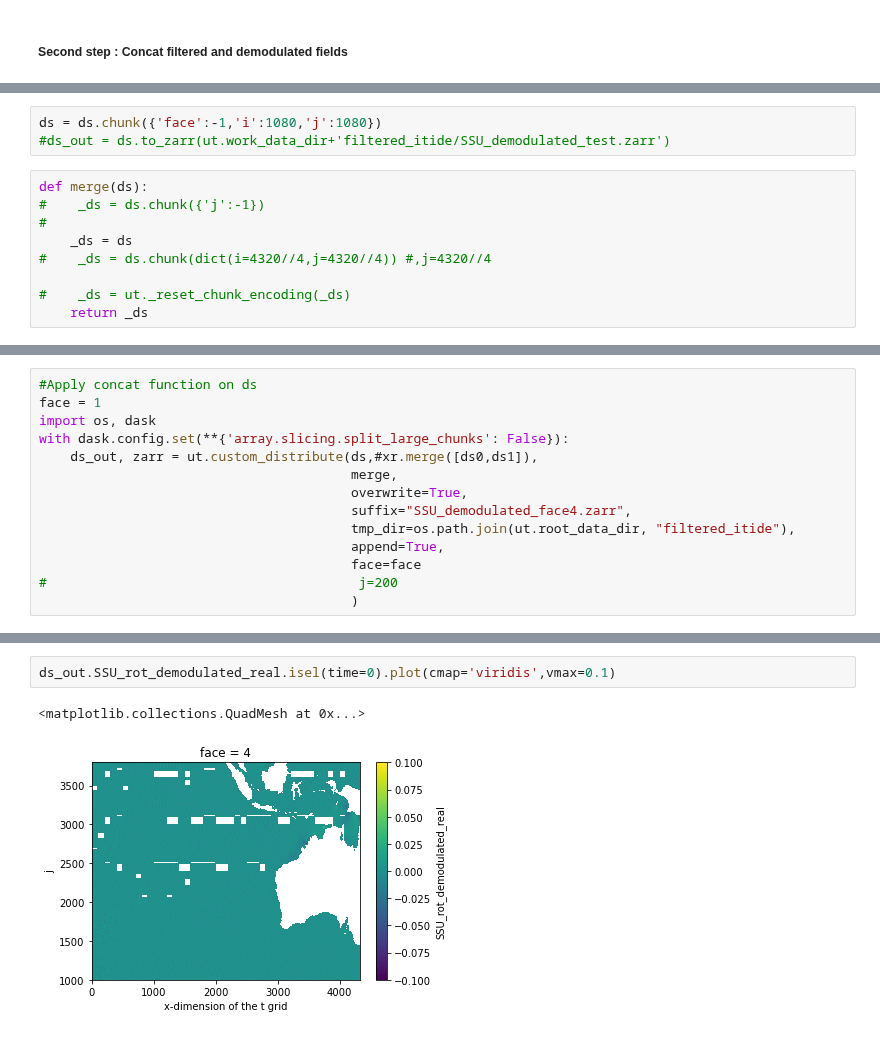
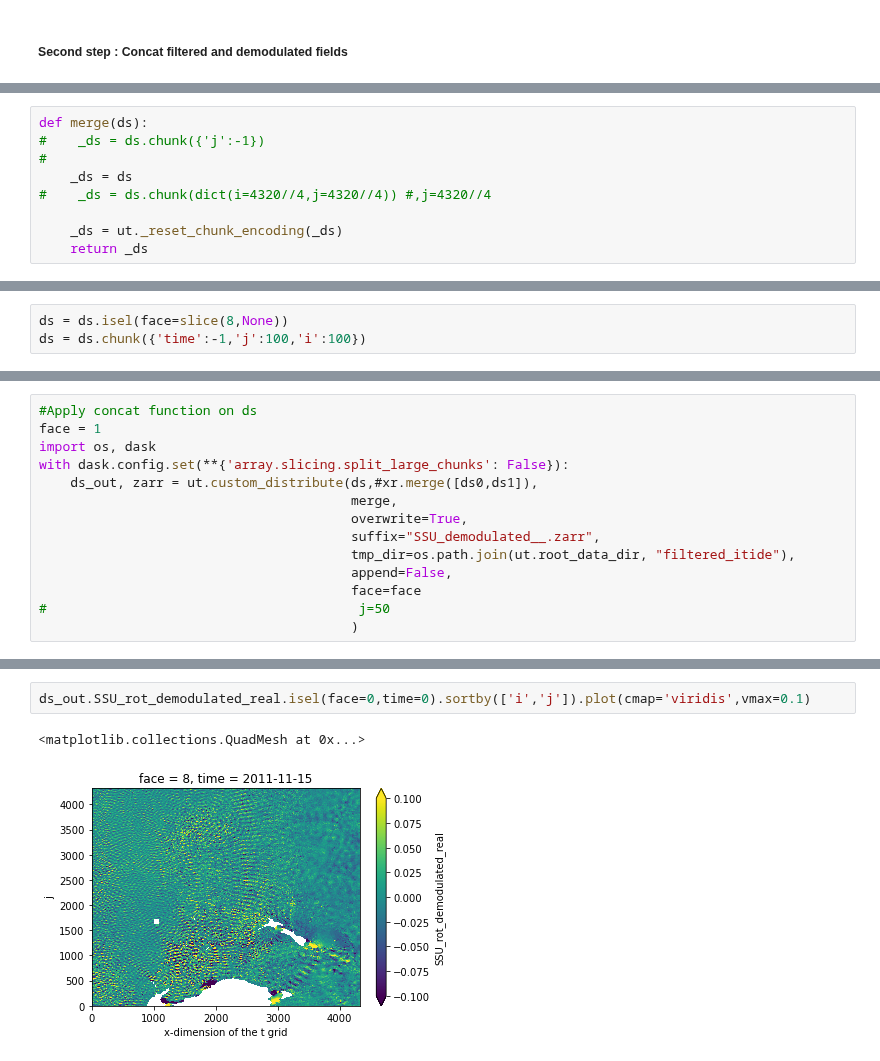
Before and after one commit to zcasparco/equinox_phd, a Jupyter notebook: llc4320/signal_filtering_store.ipynb, the cells around one changed output, grey strips where cells are left out. Saved outputs shown, nothing was run; the diff lists cells and outputs as text.

```diff
--- a/llc4320/signal_filtering_store.ipynb
+++ b/llc4320/signal_filtering_store.ipynb
@@ -414,6 +413,3 @@ ds = ds.persist()
-# %%
-ds = ds.chunk({'face':-1,'i':1080,'j':1080})
-#ds_out = ds.to_zarr(ut.work_data_dir+'filtered_itide/SSU_demodulated_test.zarr')
 # %%
 def merge(ds):
 #    _ds = ds.chunk({'j':-1})
@@ -421,7 +417,7 @@ def merge(ds):
     _ds = ds
 #    _ds = ds.chunk(dict(i=4320//4,j=4320//4)) #,j=4320//4
 
-#    _ds = ut._reset_chunk_encoding(_ds)
+    _ds = ut._reset_chunk_encoding(_ds)
     return _ds
 # %%
 def rechunked(ds):
@@ -430,0 +431,3 @@ def rechunked(ds):
+# %%
+ds = ds.isel(face=slice(8,None))
+ds = ds.chunk({'time':-1,'j':100,'i':100})
@@ -436,9 +476,9 @@ with dask.config.set(**{'array.slicing.split_large_chunks': False}):
     ds_out, zarr = ut.custom_distribute(ds,#xr.merge([ds0,ds1]),
                                         merge,
                                         overwrite=True,
-                                        suffix="SSU_demodulated_face4.zarr",
+                                        suffix="SSU_demodulated__.zarr",
                                         tmp_dir=os.path.join(ut.root_data_dir, "filtered_itide"),
-                                        append=True,
+                                        append=False,
                                         face=face
-#                                        j=200
+#                                        j=50
                                         )
@@ -483,6 +521,6 @@ dask.array<chunksize=(152, 100, 8640), meta=np.ndarray>
 Attributes: (0)
 # %%
-ds_out.SSU_rot_demodulated_real.isel(time=0).plot(cmap='viridis',vmax=0.1)
+ds_out.SSU_rot_demodulated_real.isel(face=0,time=0).sortby(['i','j']).plot(cmap='viridis',vmax=0.1)
 # %% [output]
 <matplotlib.collections.QuadMesh at 0x...>
-[figure, old version]
+[figure, new version]
```
Also changed, not shown: parts of 38 cells of this notebook, 7 other files.
